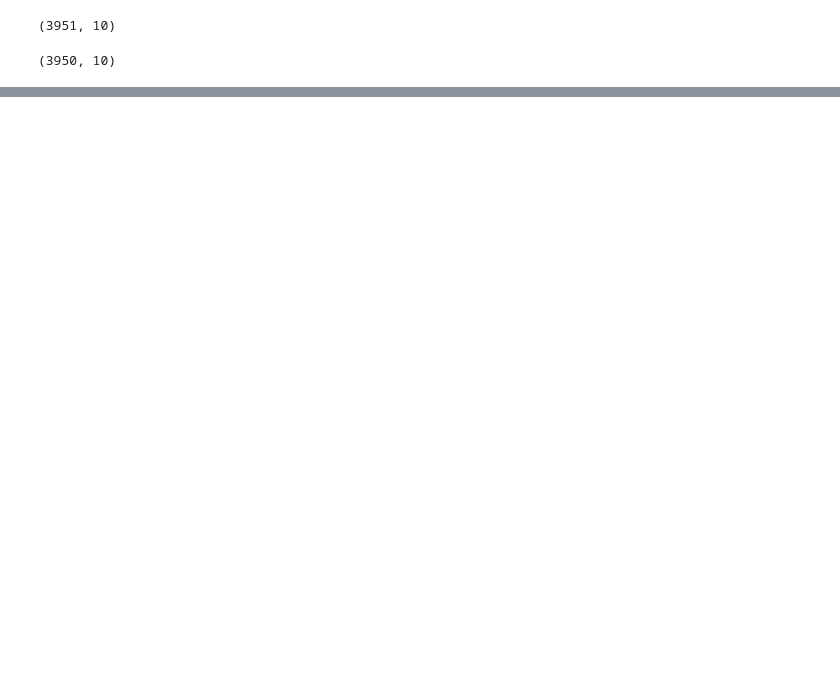
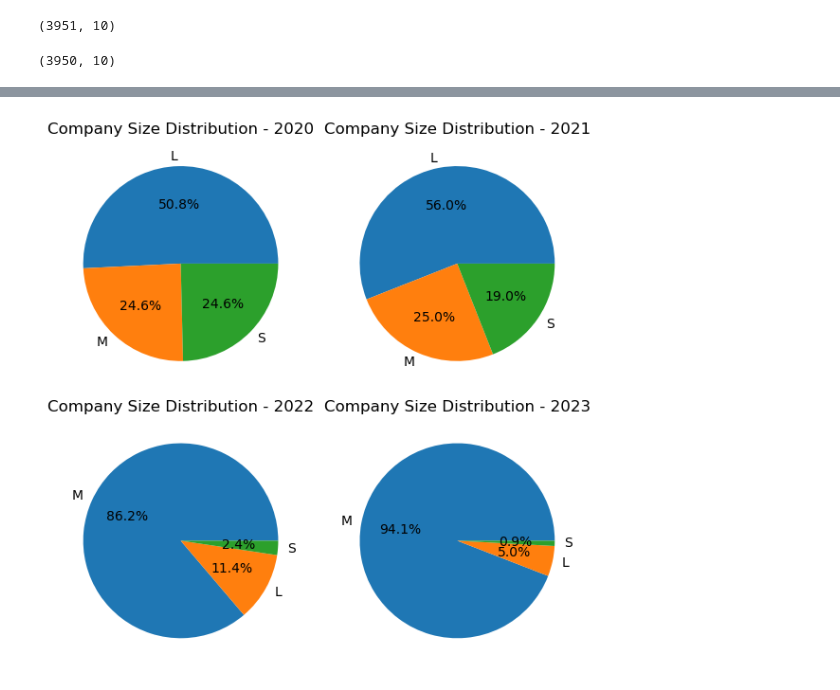
Before and after one commit to Haris-Mir/personal_python_projects, a Jupyter notebook: 01_ds_salaries_project/notebooks/01_salaries_eda_jun23.ipynb, the cells around one changed output, grey strips where cells are left out. Cells and saved outputs as stored; diff of their text form; code cells hidden in the pictures; blank space fills up the shorter version.

```diff
--- a/01_ds_salaries_project/notebooks/01_salaries_eda_jun23.ipynb
+++ b/01_ds_salaries_project/notebooks/01_salaries_eda_jun23.ipynb
@@ -1337,0 +1362,32 @@ plt.show()
+# %%
+# Filtering data for each year
+salaries_2020 = salaries_usd_filtered[salaries_usd_filtered['work_year'] == 2020]
+salaries_2021 = salaries_usd_filtered[salaries_usd_filtered['work_year'] == 2021]
+salaries_2022 = salaries_usd_filtered[salaries_usd_filtered['work_year'] == 2022]
+salaries_2023 = salaries_usd_filtered[salaries_usd_filtered['work_year'] == 2023]
+
+# Calculating value counts for each year
+company_size_counts_2020 = salaries_2020['company_size'].value_counts()
+company_size_counts_2021 = salaries_2021['company_size'].value_counts()
+company_size_counts_2022 = salaries_2022['company_size'].value_counts()
+company_size_counts_2023 = salaries_2023['company_size'].value_counts()
+
+# Plotting pie charts for each year
+fig, axes = plt.subplots(2, 2, figsize=(6,6))
+
+axes[0, 0].pie(company_size_counts_2020, labels=company_size_counts_2020.index, autopct='%1.1f%%')
+axes[0, 0].set_title('Company Size Distribution - 2020')
+
+axes[0, 1].pie(company_size_counts_2021, labels=company_size_counts_2021.index, autopct='%1.1f%%')
+axes[0, 1].set_title('Company Size Distribution - 2021')
+
+axes[1, 0].pie(company_size_counts_2022, labels=company_size_counts_2022.index, autopct='%1.1f%%')
+axes[1, 0].set_title('Company Size Distribution - 2022')
+
+axes[1, 1].pie(company_size_counts_2023, labels=company_size_counts_2023.index, autopct='%1.1f%%')
+axes[1, 1].set_title('Company Size Distribution - 2023')
+
+plt.tight_layout()
+plt.show()
+# %% [output]
+[figure, added]
```
Also changed, not shown: parts of 47 cells of this notebook, 5 other files.
